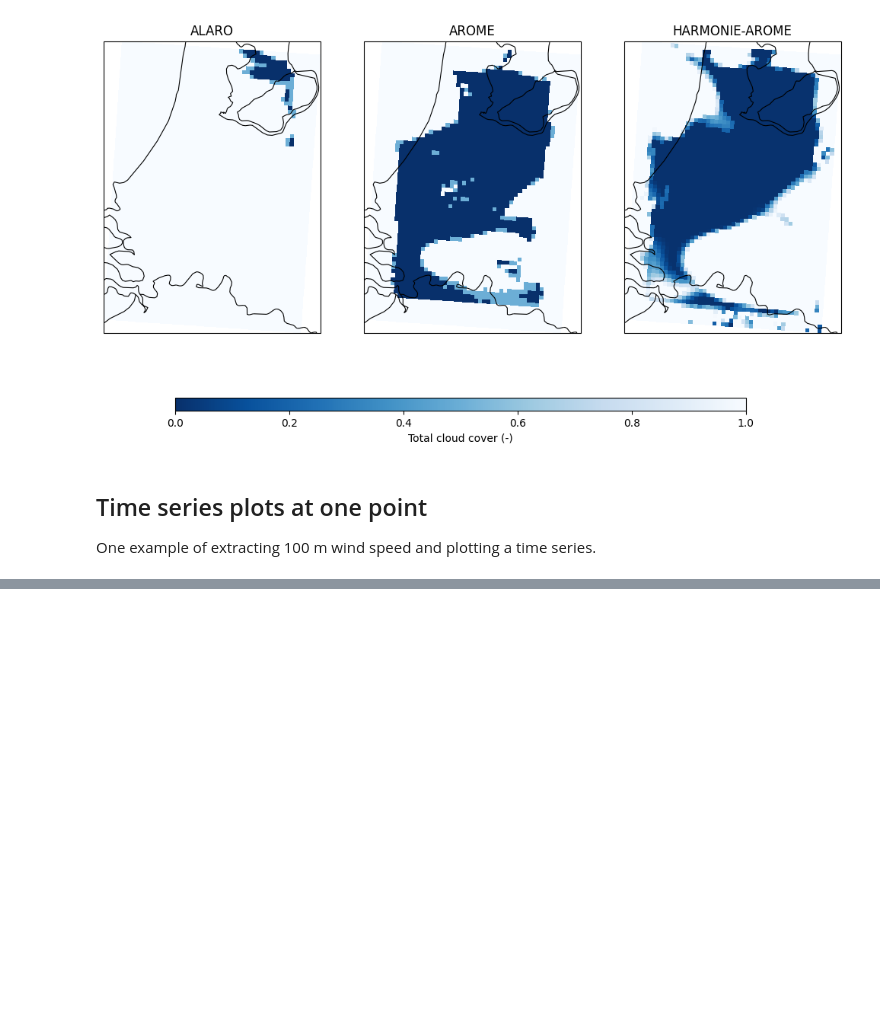
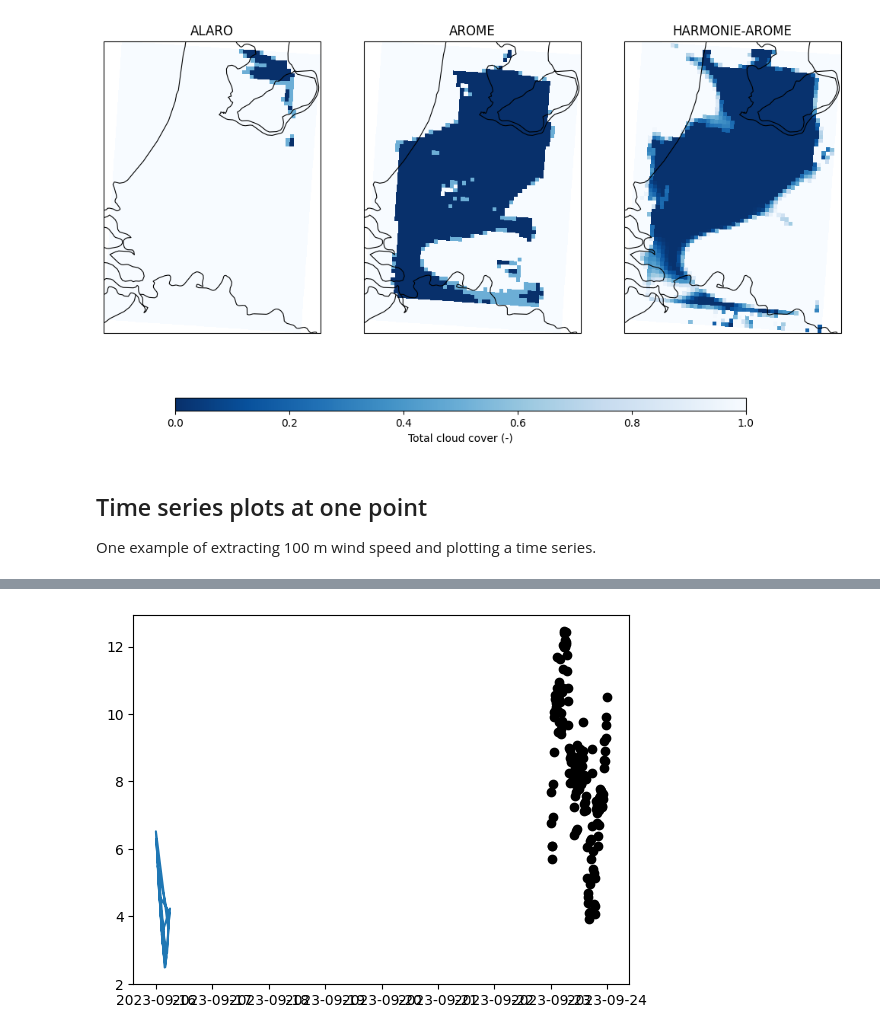
Before and after one commit to destination-earth-digital-twins/DE330_Training_2024, a Jupyter notebook: Exercises/Plot/basic_2Dplots.ipynb, the cells around one changed output, grey strips where cells are left out. Saved outputs shown, nothing was run; the diff lists cells and outputs as text; code cells hidden in the pictures; blank space fills up the shorter version.

Commit message:
add data

```diff
--- a/Exercises/Plot/basic_2Dplots.ipynb
+++ b/Exercises/Plot/basic_2Dplots.ipynb
@@ -144,22 +144,22 @@ files_harm = glob.glob(d_harm+f"{init_time.year:04d}/{init_time.month:02d}/{init
 # read all grib files
 f100_alar =xr.open_mfdataset(files_alar,combine='nested',concat_dim = 'valid_time',
                             engine='cfgrib',backend_kwargs={'filter_by_keys':{'stepType':
-                                            'instant','typeOfLevel': 'heightAboveGround','level':100 }})
+                                            'instant','typeOfLevel': 'heightAboveGround','level':200 }})
 f100_arom =xr.open_mfdataset(files_arom,combine='nested',concat_dim = 'valid_time',
                             engine='cfgrib',backend_kwargs={'filter_by_keys':{'stepType':
-                                            'instant','typeOfLevel': 'heightAboveGround','level':100 }})
+                                            'instant','typeOfLevel': 'heightAboveGround','level':200 }})
 f100_harm =xr.open_mfdataset(files_harm,combine='nested',concat_dim = 'valid_time',
                             engine='cfgrib',backend_kwargs={'filter_by_keys':{'stepType':
-                                            'instant','typeOfLevel': 'heightAboveGround','level':100 }})
+                                            'instant','typeOfLevel': 'heightAboveGround','level':200 }})
 
 dims = (len(f100_alar.valid_time),domain['ny'],domain['nx'])
 
-u100_alar = np.sqrt(np.reshape(np.array(f100_alar.u100),dims)**2 +
-                    np.reshape(np.array(f100_alar.v100),dims)**2)
-u100_arom = np.sqrt(np.reshape(np.array(f100_arom.u100),dims)**2 +
-                    np.reshape(np.array(f100_arom.v100),dims)**2)
-u100_harm = np.sqrt(np.reshape(np.array(f100_harm.u100),dims)**2 +
-                    np.reshape(np.array(f100_harm.v100),dims)**2)
+u100_alar = np.sqrt(np.reshape(np.array(f100_alar.u200),dims)**2 +
+                    np.reshape(np.array(f100_alar.v200),dims)**2)
+u100_arom = np.sqrt(np.reshape(np.array(f100_arom.u200),dims)**2 +
+                    np.reshape(np.array(f100_arom.v200),dims)**2)
+u100_harm = np.sqrt(np.reshape(np.array(f100_harm.u200),dims)**2 +
+                    np.reshape(np.array(f100_harm.v200),dims)**2)
 
 # find the nearest point
 # First, find the index of the grid point nearest a specific lat/lon.
@@ -172,8 +172,19 @@ c = np.maximum(abslon, abslat)
 u100_alar_cabauw = u100_alar[:,yloc,xloc]
 u100_arom_cabauw = u100_arom[:,yloc,xloc]
 u100_harm_cabauw = u100_harm[:,yloc,xloc]
+time = f100_alar.valid_time
 # %%
 #### ...maybe get some obs if you have them....####
-obs = true
+obs = True
 if obs:
-    cabauw_100m = xr.open_dataset('data/cesar_tower_meteo_la1_t10_v1.2_20230923.nc') ## unvalidated cabauw data
+    cabauw = xr.open_dataset('data/cesar_tower_meteo_la1_t10_v1.2_20230923.nc') ## unvalidated cabauw data
+    cabauw_200m = cabauw.sel(z=200.)
+# %%
+##### plot time series #######
+
+print(cabauw.time,time)
+plt.figure()
+plt.plot(time,u100_alar_cabauw)
+if obs:
+    plt.scatter(cabauw.time,cabauw_200m.F,c='k')
+# %% [output]
@@ -179,0 +208 @@ if obs:
+[figure, added]
```
Also changed, not shown: parts of 1 cell of this notebook, 1 other file.
